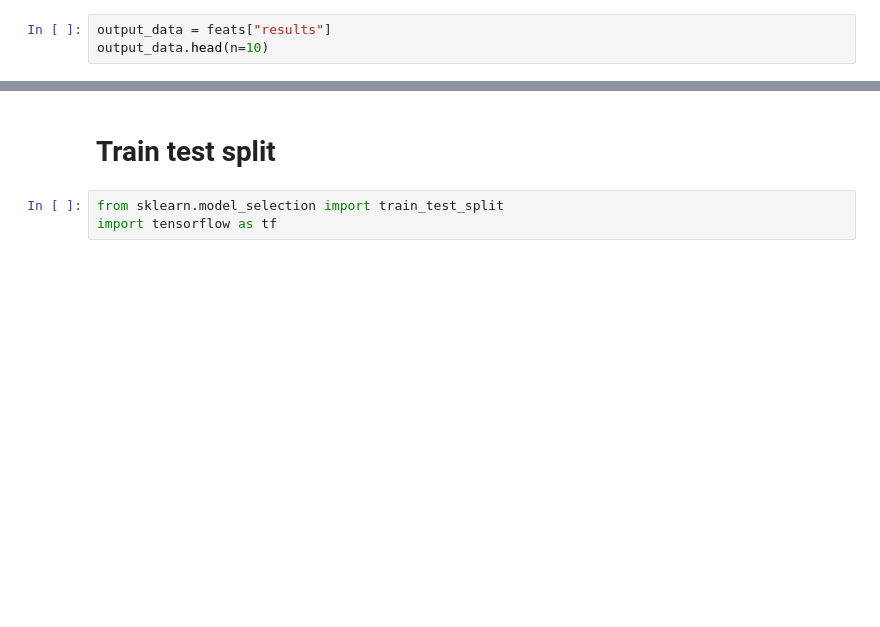
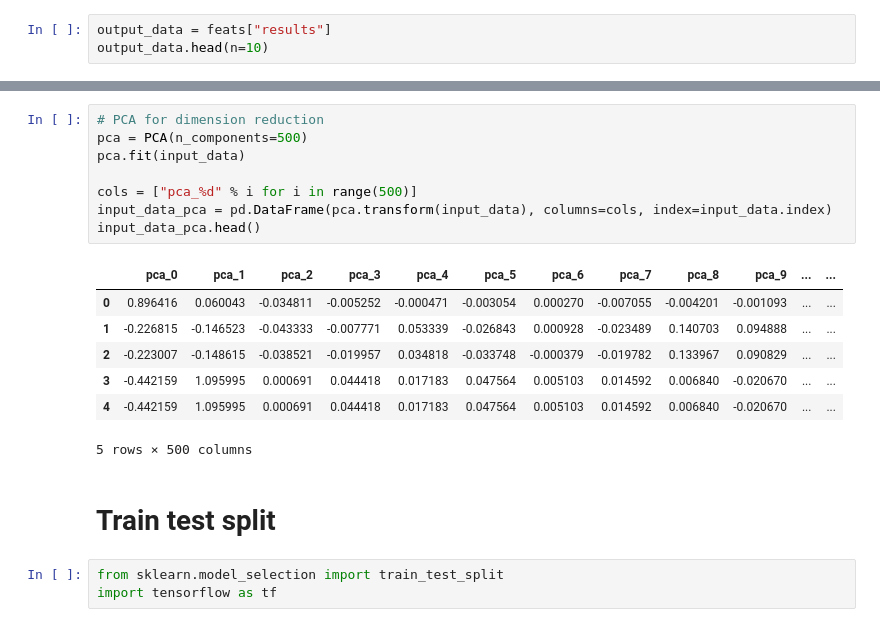
Before and after one commit to usnistgov/ai-bugfinder-testbed, a Jupyter notebook: data_processing.ipynb, the cells around one changed output, grey strips where cells are left out. Cells and saved outputs as stored; diff of their text form; blank space fills up the shorter version.

```diff
--- a/data_processing.ipynb
+++ b/data_processing.ipynb
@@ -147,3 +176,19 @@ input_data.head(n=10)
+# %%
+# PCA for dimension reduction
+pca = PCA(n_components=500)
+pca.fit(input_data)
+
+cols = ["pca_%d" % i for i in range(500)]
+input_data_pca = pd.DataFrame(pca.transform(input_data), columns=cols, index=input_data.index)
+input_data_pca.head()
+# %% [output]
+|  | pca_0 | pca_1 | pca_2 | pca_3 | pca_4 | pca_5 | pca_6 | pca_7 | pca_8 | pca_9 | ... | ... |
+| 0 | 0.896416 | 0.060043 | -0.034811 | -0.005252 | -0.000471 | -0.003054 | 0.000270 | -0.007055 | -0.004201 | -0.001093 | ... | ... |
+| 1 | -0.226815 | -0.146523 | -0.043333 | -0.007771 | 0.053339 | -0.026843 | 0.000928 | -0.023489 | 0.140703 | 0.094888 | ... | ... |
+| 2 | -0.223007 | -0.148615 | -0.038521 | -0.019957 | 0.034818 | -0.033748 | -0.000379 | -0.019782 | 0.133967 | 0.090829 | ... | ... |
+| 3 | -0.442159 | 1.095995 | 0.000691 | 0.044418 | 0.017183 | 0.047564 | 0.005103 | 0.014592 | 0.006840 | -0.020670 | ... | ... |
+| 4 | -0.442159 | 1.095995 | 0.000691 | 0.044418 | 0.017183 | 0.047564 | 0.005103 | 0.014592 | 0.006840 | -0.020670 | ... | ... |
+5 rows × 500 columns
 # %% [markdown]
 # Train test split
 # %%
```
Also changed, not shown: parts of 4 cells of this notebook, 16 other files.
